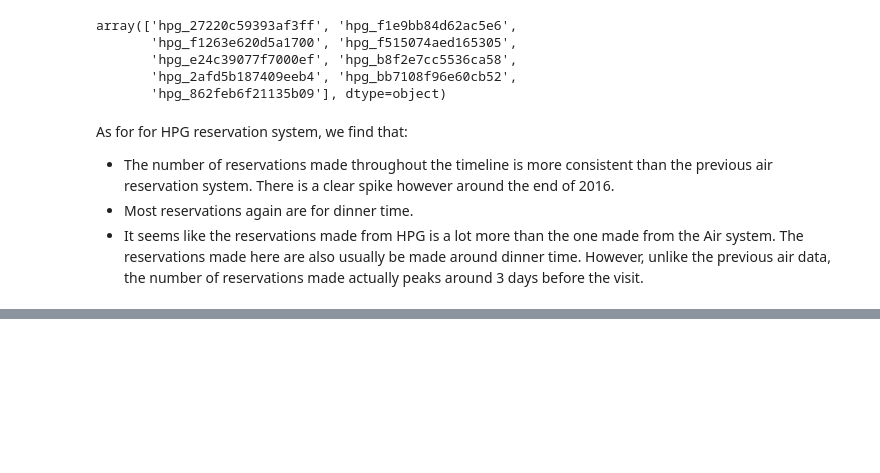
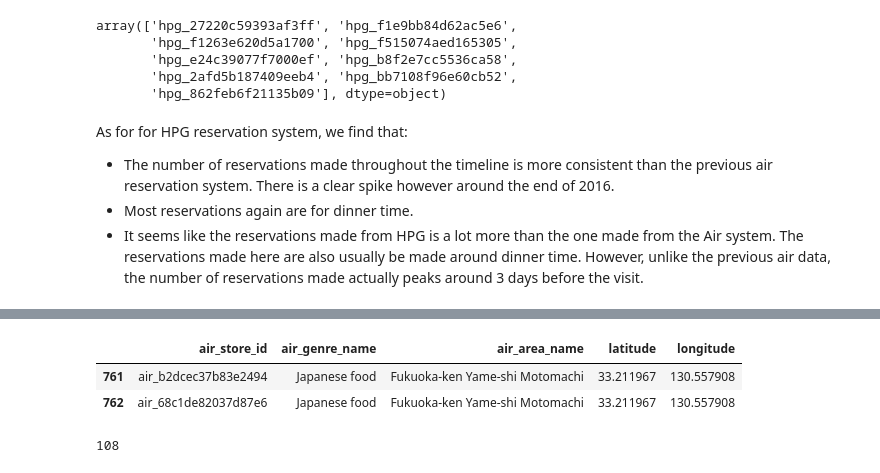
Before and after one commit to Ugenteraan/Be-my-guest---Recruit-Restaurant-EDA, a Jupyter notebook: main.ipynb, the cells around one changed output, grey strips where cells are left out. Cells and saved outputs as stored; diff of their text form; code cells hidden in the pictures; blank space fills up the shorter version.

```diff
--- a/main.ipynb
+++ b/main.ipynb
@@ -633,0 +664,7 @@ As for for HPG reservation system, we find that:
+# %%
+grouped = air_store_df.groupby(['latitude', 'longitude'])
+
+temp = []
+for name, group in grouped:
+    print(name)
+    temp.append(group)
@@ -633,0 +689,10 @@ As for for HPG reservation system, we find that:
+# %%
+temp[0]
+# %% [output]
+|  | air_store_id | air_genre_name | air_area_name | latitude | longitude |
+| 761 | air_b2dcec37b83e2494 | Japanese food | Fukuoka-ken Yame-shi Motomachi | 33.211967 | 130.557908 |
+| 762 | air_68c1de82037d87e6 | Japanese food | Fukuoka-ken Yame-shi Motomachi | 33.211967 | 130.557908 |
+# %%
+len(grouped)
+# %% [output]
+108
```
Also changed, not shown: parts of 41 cells of this notebook.
